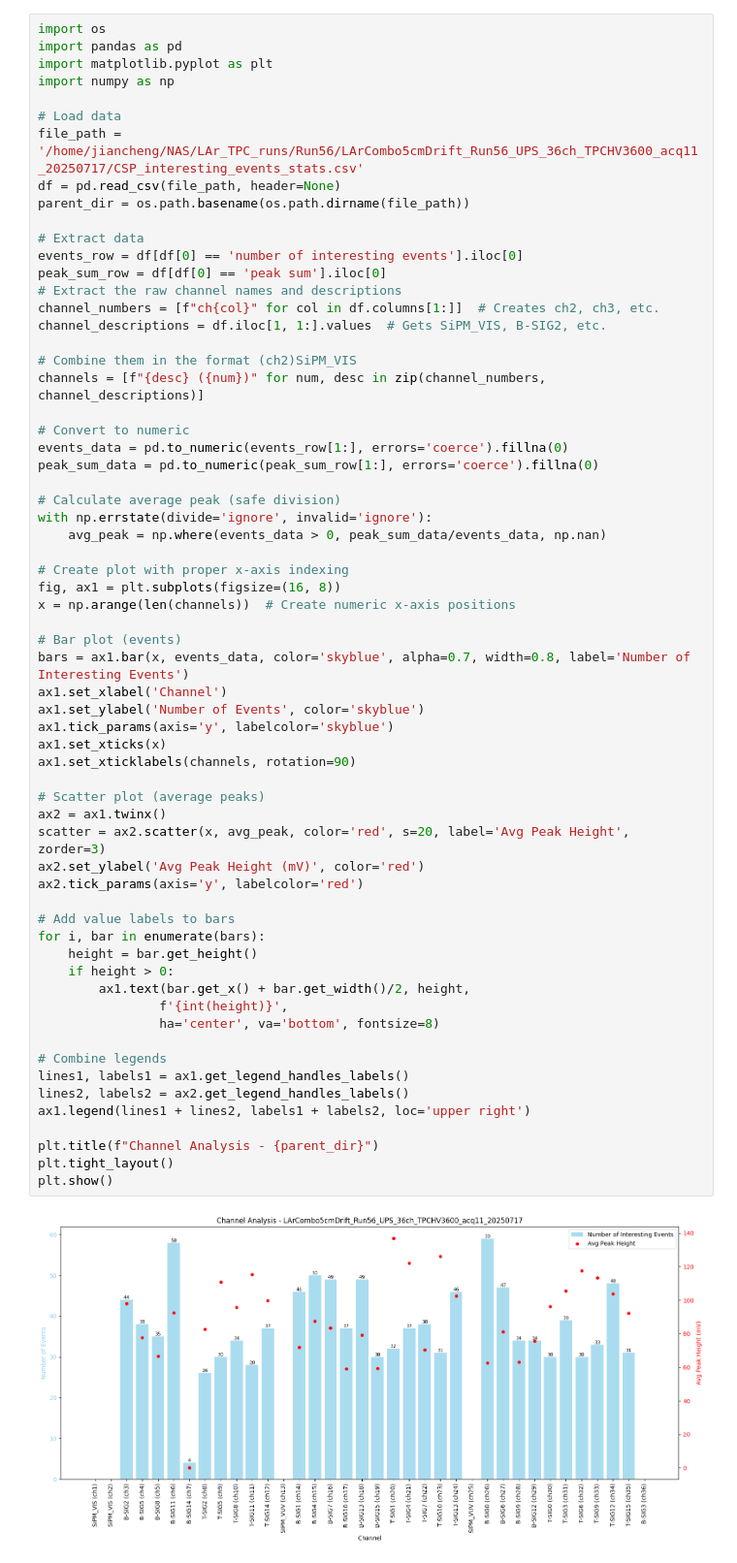
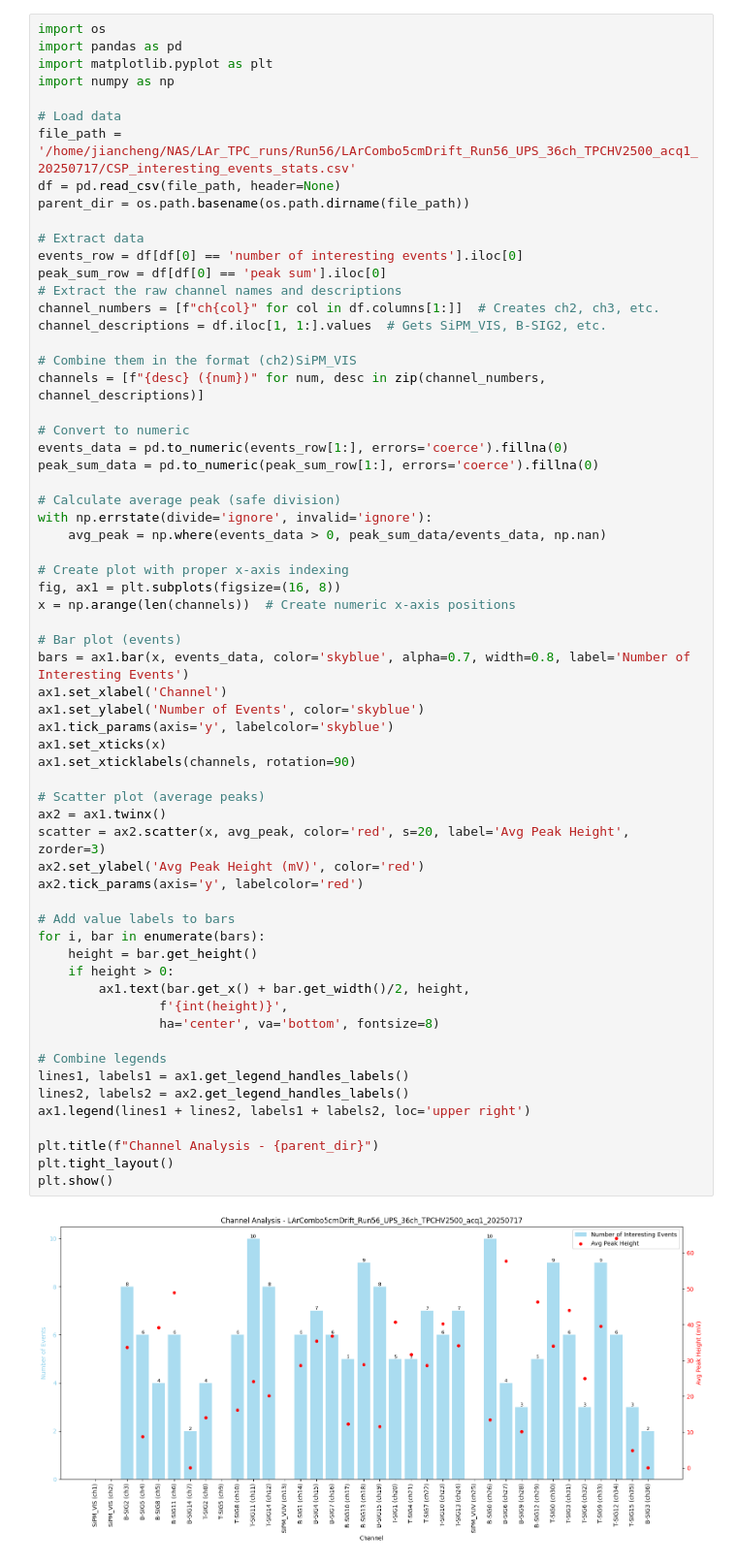
Before and after one commit to Eclipsedclaw/GramsAnalysis, a Jupyter notebook: other/CSP_stats.ipynb, the cells around one changed output. Shown at 97% size. Saved outputs shown, nothing was run; the diff lists cells and outputs as text.

```diff
--- a/other/CSP_stats.ipynb
+++ b/other/CSP_stats.ipynb
@@ -5,7 +5,7 @@ import matplotlib.pyplot as plt
 import numpy as np
 
 # Load data
-file_path = '/home/jiancheng/NAS/LAr_TPC_runs/Run56/LArCombo5cmDrift_Run56_UPS_36ch_TPCHV3600_acq11_20250717/CSP_interesting_events_stats.csv'
+file_path = '/home/jiancheng/NAS/LAr_TPC_runs/Run56/LArCombo5cmDrift_Run56_UPS_36ch_TPCHV2500_acq1_20250717/CSP_interesting_events_stats.csv'
 df = pd.read_csv(file_path, header=None)
 parent_dir = os.path.basename(os.path.dirname(file_path))
 
@@ -35,31 +35,31 @@ x = np.arange(len(channels))  # Create numeric x-axis positions
 bars = ax1.bar(x, events_data, color='skyblue', alpha=0.7, width=0.8, label='Number of Interesting Events')
 ax1.set_xlabel('Channel')
 ax1.set_ylabel('Number of Events', color='skyblue')
 ax1.tick_params(axis='y', labelcolor='skyblue')
 ax1.set_xticks(x)
 ax1.set_xticklabels(channels, rotation=90)
 
 # Scatter plot (average peaks)
 ax2 = ax1.twinx()
 scatter = ax2.scatter(x, avg_peak, color='red', s=20, label='Avg Peak Height', zorder=3)
 ax2.set_ylabel('Avg Peak Height (mV)', color='red')
 ax2.tick_params(axis='y', labelcolor='red')
 
 # Add value labels to bars
 for i, bar in enumerate(bars):
     height = bar.get_height()
     if height > 0:
         ax1.text(bar.get_x() + bar.get_width()/2, height,
                 f'{int(height)}',
                 ha='center', va='bottom', fontsize=8)
 
 # Combine legends
 lines1, labels1 = ax1.get_legend_handles_labels()
 lines2, labels2 = ax2.get_legend_handles_labels()
 ax1.legend(lines1 + lines2, labels1 + labels2, loc='upper right')
 
 plt.title(f"Channel Analysis - {parent_dir}")
 plt.tight_layout()
 plt.show()
 # %% [output]
-[figure, old version]
+[figure, new version]
```
Also changed, not shown: 1 other file.
